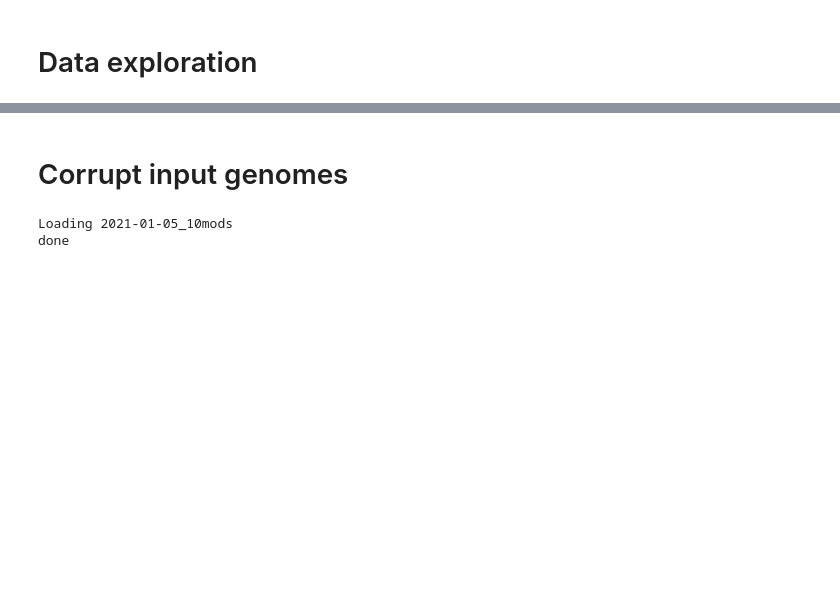
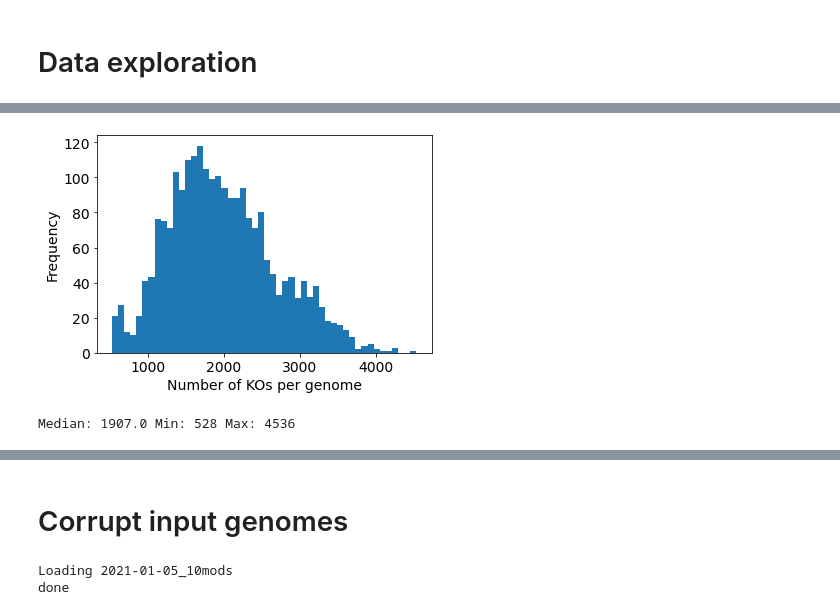
Before and after one commit to natasha-dudek/DeepGenomeVector, a Jupyter notebook: main.ipynb, the cells around one changed output, grey strips where cells are left out. Saved outputs shown, nothing was run; the diff lists cells and outputs as text; code cells hidden in the pictures; blank space fills up the shorter version.

```diff
--- a/main.ipynb
+++ b/main.ipynb
@@ -177,11 +138,15 @@ print(max(mod_sets[mod].values()), len(a))
 # %%
-# Plot the number of KOs encoded by each genome
-# Note: this includes genomes excluded from the final dataset!
-plt.hist([len(org_to_kos[i]) for i in org_to_kos], 50)
+# Plot the number of KOs encoded by each genome in the full dataset
+# Note: this includes genomes excluded from the final dataset
+plt.hist([len(tnum_to_kos[i]) for i in tnum_to_kos], 50)
 plt.xlabel("Number of KOs per genome")
 plt.ylabel("Frequency")
 plt.savefig(BASE_DIR+"fig.png")
+# %% [output]
+[figure, added]
 # %%
 # Median, min, and max # KOs per genome
-lens = [len(org_to_kos[i]) for i in org_to_kos if i in train_genomes or i in test_genomes]
-print(np.median(lens), min(lens), max(lens))
+lens = [len(tnum_to_kos[i]) for i in tnum_to_kos if i in train_genomes or i in test_genomes]
+print("Median:",np.median(lens), "Min:",min(lens), "Max:",max(lens))
+# %% [output]
+Median: 1907.0 Min: 528 Max: 4536
```
Also changed, not shown: parts of 44 cells of this notebook, 3 other files.
